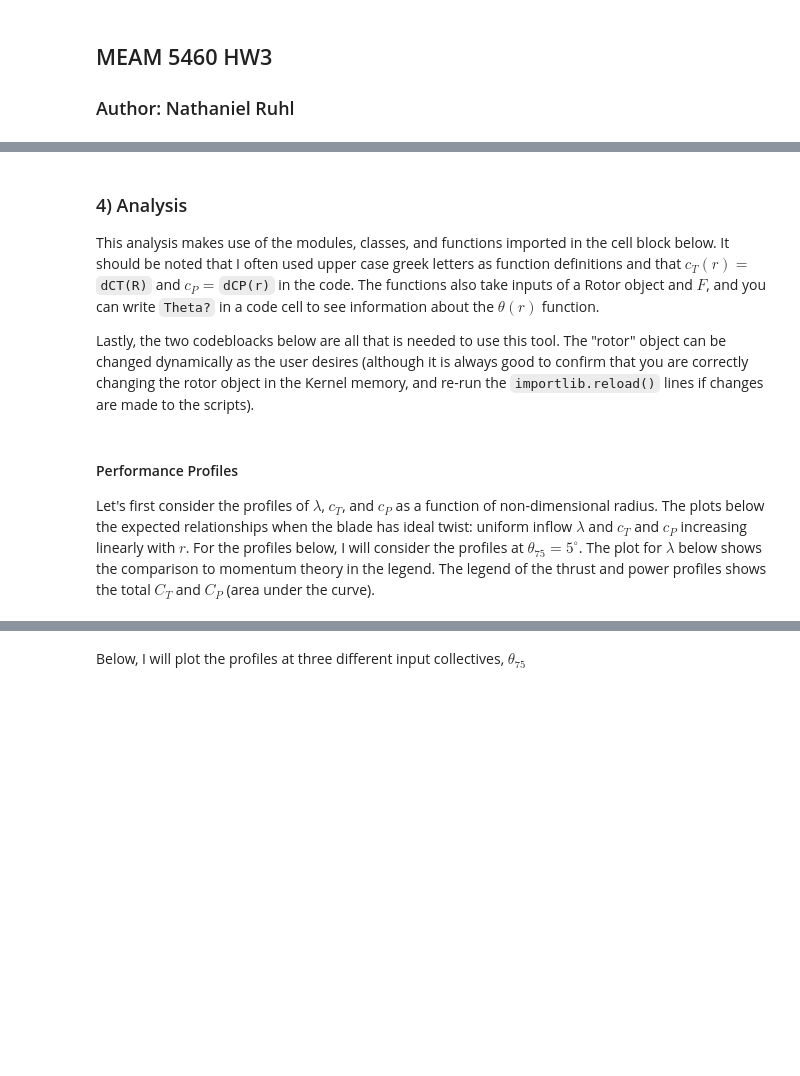
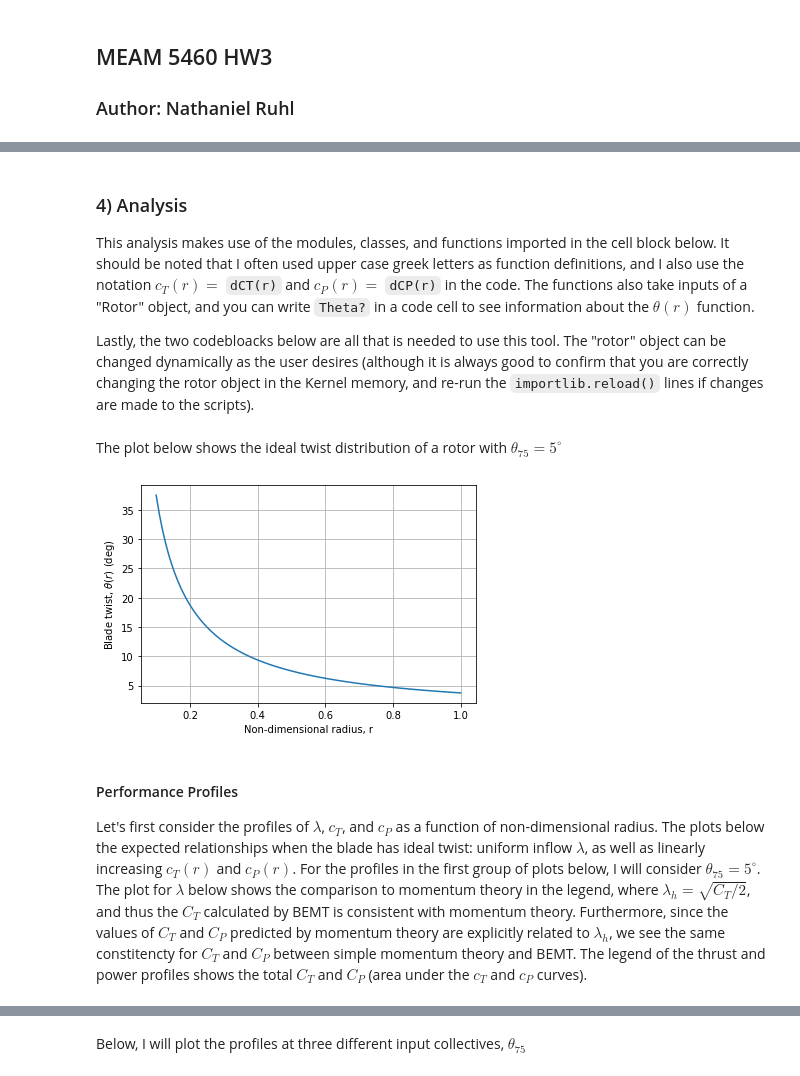
Before and after one commit to nruhl25/HoveringVehicleDesign, a Jupyter notebook: hw3/hw3_report.ipynb, the cells around one changed output, grey strips where cells are left out. Drawn from its saved outputs; the diff is of its cells as text; code cells hidden in the pictures; blank space fills up the shorter version.

```diff
--- a/hw3/hw3_report.ipynb
+++ b/hw3/hw3_report.ipynb
@@ -68,7 +74,7 @@ In order to validate our results, we will compare the BEMT to blade-less rotor-d
 # %% [markdown]
 ### 4) Analysis
 
-This analysis makes use of the modules, classes, and functions imported in the cell block below. It should be noted that I often used upper case greek letters as function definitions and that $c_T(r)=$`dCT(R)` and $c_P=$`dCP(r)` in the code. The functions also take inputs of a Rotor object and $F$, and you can write `Theta?` in a code cell to see information about the $\theta(r)$ function.
+This analysis makes use of the modules, classes, and functions imported in the cell block below. It should be noted that I often used upper case greek letters as function definitions, and I also use the notation $c_T(r)=$ `dCT(r)` and $c_P(r)=$ `dCP(r)` in the code. The functions also take inputs of a "Rotor" object, and you can write `Theta?` in a code cell to see information about the $\theta(r)$ function.
 
 Lastly, the two codebloacks below are all that is needed to use this tool. The "rotor" object can be changed dynamically as the user desires (although it is always good to confirm that you are correctly changing the rotor object in the Kernel memory, and re-run the `importlib.reload()` lines if changes are made to the scripts).
 # %%
@@ -85,10 +93,22 @@ from hw3_BEMT import Theta, Lambda, Alpha, Phi, dCT, dCP, calc_CT_CP
 # %%
 rotor = Rotor()
 # Here is where you can change rotor properties with rotor.c=3, rotor.Nb=4, etc...
+# %% [markdown]
+The plot below shows the ideal twist distribution of a rotor with $\theta_{75}=5^\circ$
+# %%
+rs = np.linspace(0.1, 1, 100)  # Non-dimensional blade radius
+theta_75 = np.deg2rad(5)       # Blade twist at 75%R
+
+plt.plot(rs, np.rad2deg(Theta(rs, theta_75)))
+plt.ylabel(r"Blade twist, $\theta(r)$ (deg)")
+plt.xlabel("Non-dimensional radius, r")
+plt.grid()
+# %% [output]
+[figure, added]
 # %% [markdown]
 #### Performance Profiles
 
-Let's first consider the profiles of $\lambda$, $c_T$, and $c_P$ as a function of non-dimensional radius. The plots below the expected relationships when the blade has ideal twist: uniform inflow $\lambda$ and $c_T$ and $c_P$ increasing linearly with $r$. For the profiles below, I will consider the profiles at $\theta_{75}=5^\circ$. The plot for $\lambda$ below shows the comparison to momentum theory in the legend. The legend of the thrust and power profiles shows the total $C_T$ and $C_P$ (area under the curve).
+Let's first consider the profiles of $\lambda$, $c_T$, and $c_P$ as a function of non-dimensional radius. The plots below the expected relationships when the blade has ideal twist: uniform inflow $\lambda$, as well as linearly increasing $c_T(r)$ and $c_P(r)$. For the profiles in the first group of plots below, I will consider $\theta_{75}=5^\circ$. The plot for $\lambda$ below shows the comparison to momentum theory in the legend, where $\lambda_h=\sqrt{C_T/2}$, and thus the $C_T$ calculated by BEMT is consistent with momentum theory. Furthermore, since the values of $C_T$ and $C_P$ predicted by momentum theory are explicitly related to $\lambda_h$, we see the same constitencty for $C_T$ and $C_P$ between simple momentum theory and BEMT. The legend of the thrust and power profiles shows the total $C_T$ and $C_P$ (area under the $c_T$ and $c_P$ curves).
 # %%
 # Code for plotting lmbda, c_T, and c_P profiles
 
```
Also changed, not shown: parts of 9 cells of this notebook, 7 other files.
